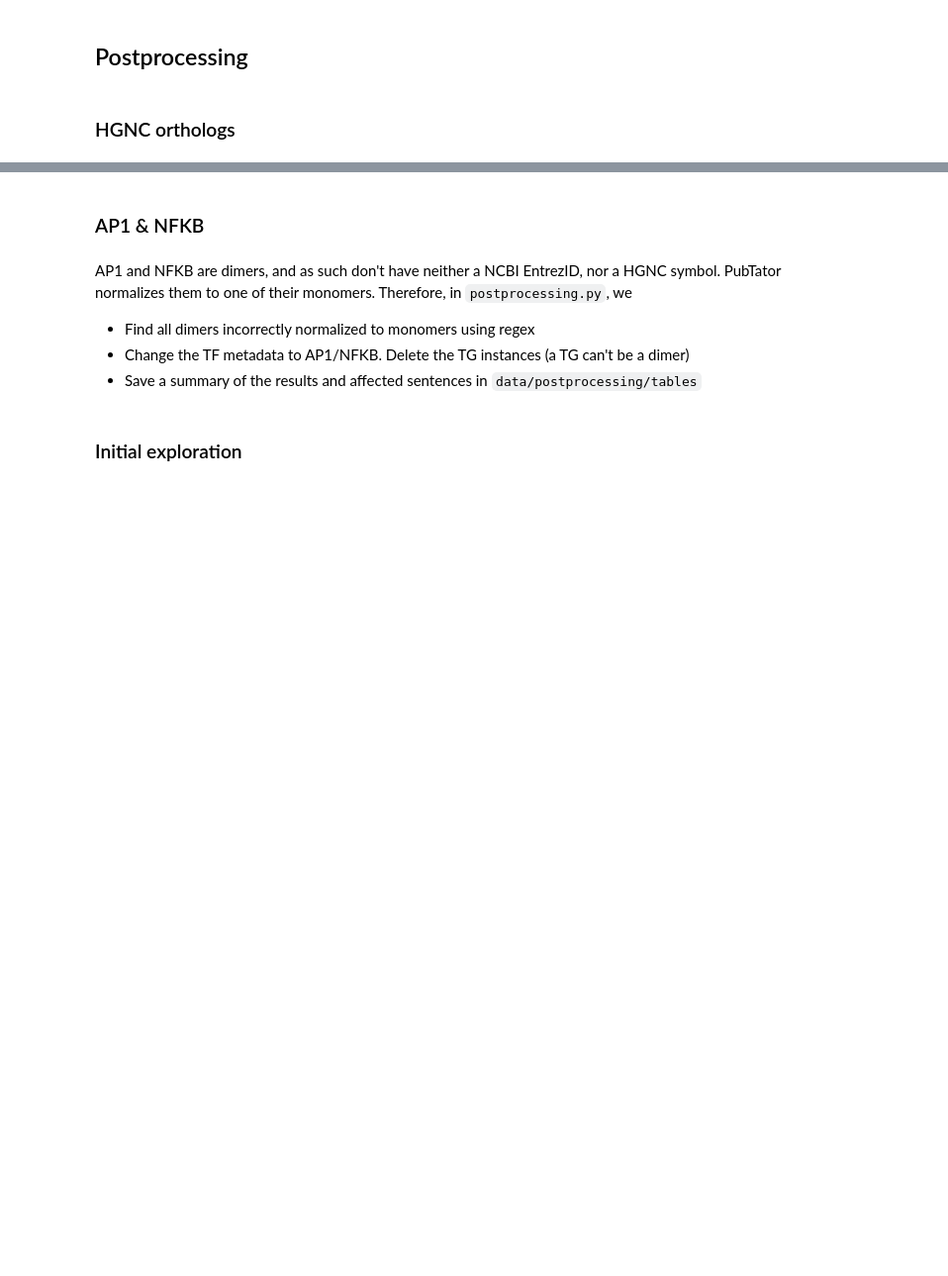
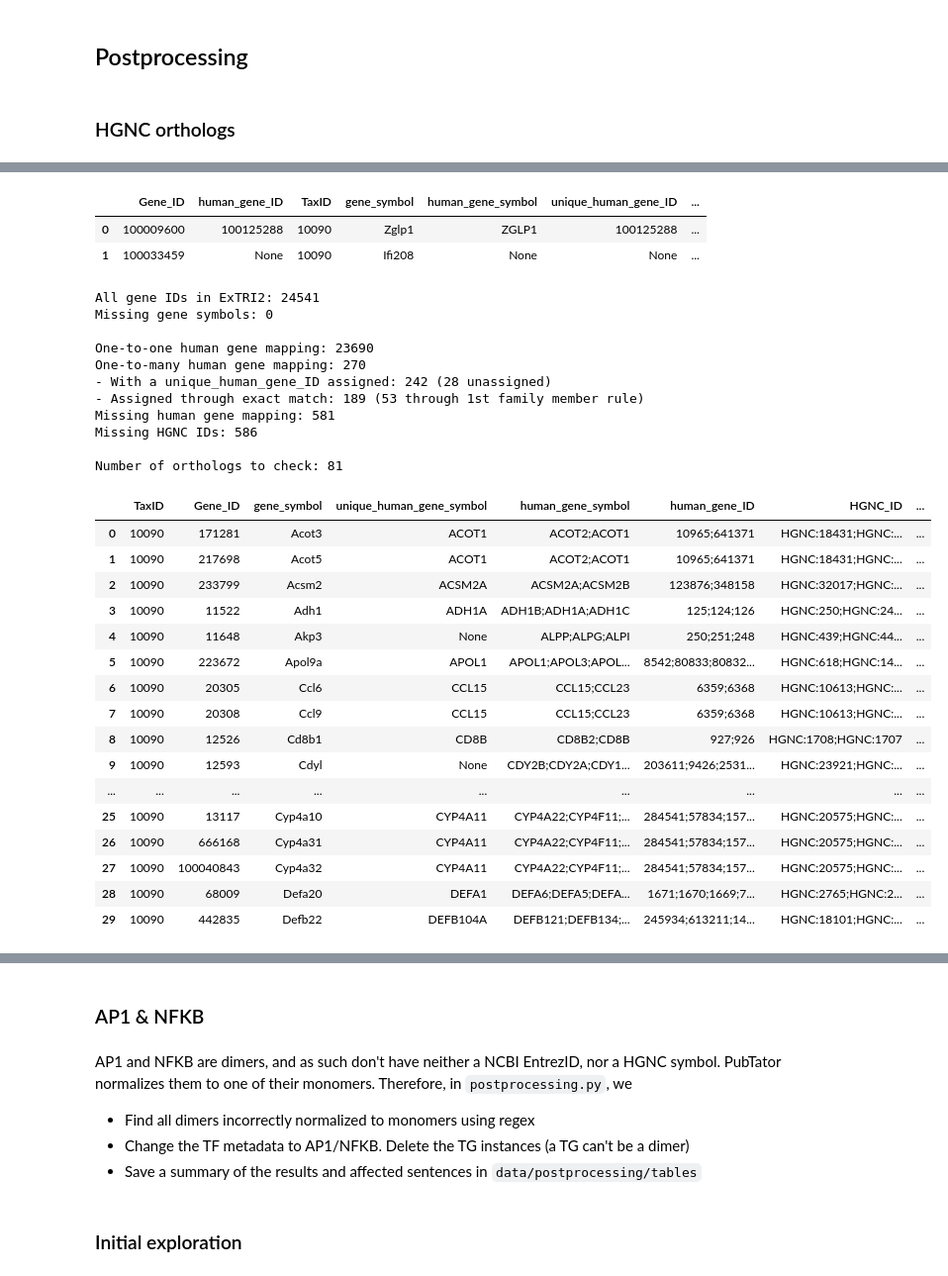
Before and after one commit to Rbbt-Workflows/ExTRI2, a Jupyter notebook: scripts/postprocessing/postprocessing_checkings.ipynb, the cells around one changed output, grey strips where cells are left out. Shown at 99% size. Cells and saved outputs as stored; diff of their text form; code cells hidden in the pictures; blank space fills up the shorter version.

```diff
--- a/scripts/postprocessing/postprocessing_checkings.ipynb
+++ b/scripts/postprocessing/postprocessing_checkings.ipynb
@@ -96,0 +90,73 @@ For mapping Ensembl to NCBI:
+# %%
+ExTRI2_df = final_TRI_df.copy()
+orthologs_df[:2]
+# %% [output]
+|  | Gene_ID | human_gene_ID | TaxID | gene_symbol | human_gene_symbol | unique_human_gene_ID | ... |
+| 0 | 100009600 | 100125288 | 10090 | Zglp1 | ZGLP1 | 100125288 | ... |
+| 1 | 100033459 | None | 10090 | Ifi208 | None | None | ... |
+# %%
+# CHECKINGS ON ORTHOLOGS_DF
+
+# Unique human mappings
+m = orthologs_df['human_gene_ID'].str.contains(';')
+m1 = m & (orthologs_df['unique_human_gene_ID'] != 'None')
+m2 = m1 & (orthologs_df['unique_human_gene_symbol'].str.upper() == orthologs_df['gene_symbol'].str.upper())
+
+print(f"""\
+All gene IDs in ExTRI2: {len(orthologs_df)}
+Missing gene symbols: {orthologs_df['gene_symbol'].str.contains('None').sum()}
+
+One-to-one human gene mapping: {(~m & (orthologs_df['human_gene_ID'] != 'None')).sum()}
+One-to-many human gene mapping: {m.sum()}
+- With a unique_human_gene_ID assigned: {m1.sum()} ({(m & ~m1).sum()} unassigned)
+- Assigned through exact match: {m2.sum()} ({(m1 & ~m2).sum()} through 1st family member rule)
+Missing human gene mapping: {(orthologs_df['human_gene_ID'] == 'None').sum()}
+Missing HGNC IDs: {(orthologs_df['HGNC_ID'] == 'None').sum()}
+""")
+
+# Precompute counts in ExTRI2_df
+tf_counts = ExTRI2_df['TF Symbol'].value_counts()
+tg_counts = ExTRI2_df['TG Symbol'].value_counts()
+
+# Map counts
+orthologs_df['TF_count'] = orthologs_df['gene_symbol'].map(tf_counts).fillna(0).astype(int)
+orthologs_df['TG_count'] = orthologs_df['gene_symbol'].map(tg_counts).fillna(0).astype(int)
+
+# Save orthologs with unique human ID either unassigned or assigned through 1st family member rule
+m = (orthologs_df['human_gene_ID'].str.contains(';')) & (orthologs_df['unique_human_gene_symbol'].str.upper() != orthologs_df['gene_symbol'].str.upper())
+
+cols_first = ['TaxID', 'Gene_ID', 'gene_symbol', 'unique_human_gene_symbol', 'human_gene_symbol', 'human_gene_ID', 'HGNC_ID']
+orthologs_to_check = orthologs_df[m][cols_first + [c for c in orthologs_df.columns if c not in cols_first]].sort_values(by=['gene_symbol', 'TaxID']).reset_index(drop=True)
+print(f"Number of orthologs to check: {len(orthologs_to_check)}")
+
+orthologs_to_check.to_csv(config['data_p'] + 'validation/orthologs_to_check.tsv', sep='\t', index=False)
+orthologs_to_check[:30]
+# %% [output]
+All gene IDs in ExTRI2: 24541
+Missing gene symbols: 0
+
+One-to-one human gene mapping: 23690
+One-to-many human gene mapping: 270
+- With a unique_human_gene_ID assigned: 242 (28 unassigned)
+- Assigned through exact match: 189 (53 through 1st family member rule)
+Missing human gene mapping: 581
+Missing HGNC IDs: 586
+
+Number of orthologs to check: 81
+|  | TaxID | Gene_ID | gene_symbol | unique_human_gene_symbol | human_gene_symbol | human_gene_ID | HGNC_ID | ... |
+| 0 | 10090 | 171281 | Acot3 | ACOT1 | ACOT2;ACOT1 | 10965;641371 | HGNC:18431;HGNC:... | ... |
+| 1 | 10090 | 217698 | Acot5 | ACOT1 | ACOT2;ACOT1 | 10965;641371 | HGNC:18431;HGNC:... | ... |
+| 2 | 10090 | 233799 | Acsm2 | ACSM2A | ACSM2A;ACSM2B | 123876;348158 | HGNC:32017;HGNC:... | ... |
+| 3 | 10090 | 11522 | Adh1 | ADH1A | ADH1B;ADH1A;ADH1C | 125;124;126 | HGNC:250;HGNC:24... | ... |
+| 4 | 10090 | 11648 | Akp3 | None | ALPP;ALPG;ALPI | 250;251;248 | HGNC:439;HGNC:44... | ... |
+| 5 | 10090 | 223672 | Apol9a | APOL1 | APOL1;APOL3;APOL... | 8542;80833;80832... | HGNC:618;HGNC:14... | ... |
+| 6 | 10090 | 20305 | Ccl6 | CCL15 | CCL15;CCL23 | 6359;6368 | HGNC:10613;HGNC:... | ... |
+| 7 | 10090 | 20308 | Ccl9 | CCL15 | CCL15;CCL23 | 6359;6368 | HGNC:10613;HGNC:... | ... |
+| 8 | 10090 | 12526 | Cd8b1 | CD8B | CD8B2;CD8B | 927;926 | HGNC:1708;HGNC:1707 | ... |
+| 9 | 10090 | 12593 | Cdyl | None | CDY2B;CDY2A;CDY1... | 203611;9426;2531... | HGNC:23921;HGNC:... | ... |
+| ... | ... | ... | ... | ... | ... | ... | ... | ... |
+| 25 | 10090 | 13117 | Cyp4a10 | CYP4A11 | CYP4A22;CYP4F11;... | 284541;57834;157... | HGNC:20575;HGNC:... | ... |
+| 26 | 10090 | 666168 | Cyp4a31 | CYP4A11 | CYP4A22;CYP4F11;... | 284541;57834;157... | HGNC:20575;HGNC:... | ... |
+| 27 | 10090 | 100040843 | Cyp4a32 | CYP4A11 | CYP4A22;CYP4F11;... | 284541;57834;157... | HGNC:20575;HGNC:... | ... |
+| 28 | 10090 | 68009 | Defa20 | DEFA1 | DEFA6;DEFA5;DEFA... | 1671;1670;1669;7... | HGNC:2765;HGNC:2... | ... |
+| 29 | 10090 | 442835 | Defb22 | DEFB104A | DEFB121;DEFB134;... | 245934;613211;14... | HGNC:18101;HGNC:... | ... |
```
Also changed, not shown: parts of 9 cells of this notebook, 2 other files.
